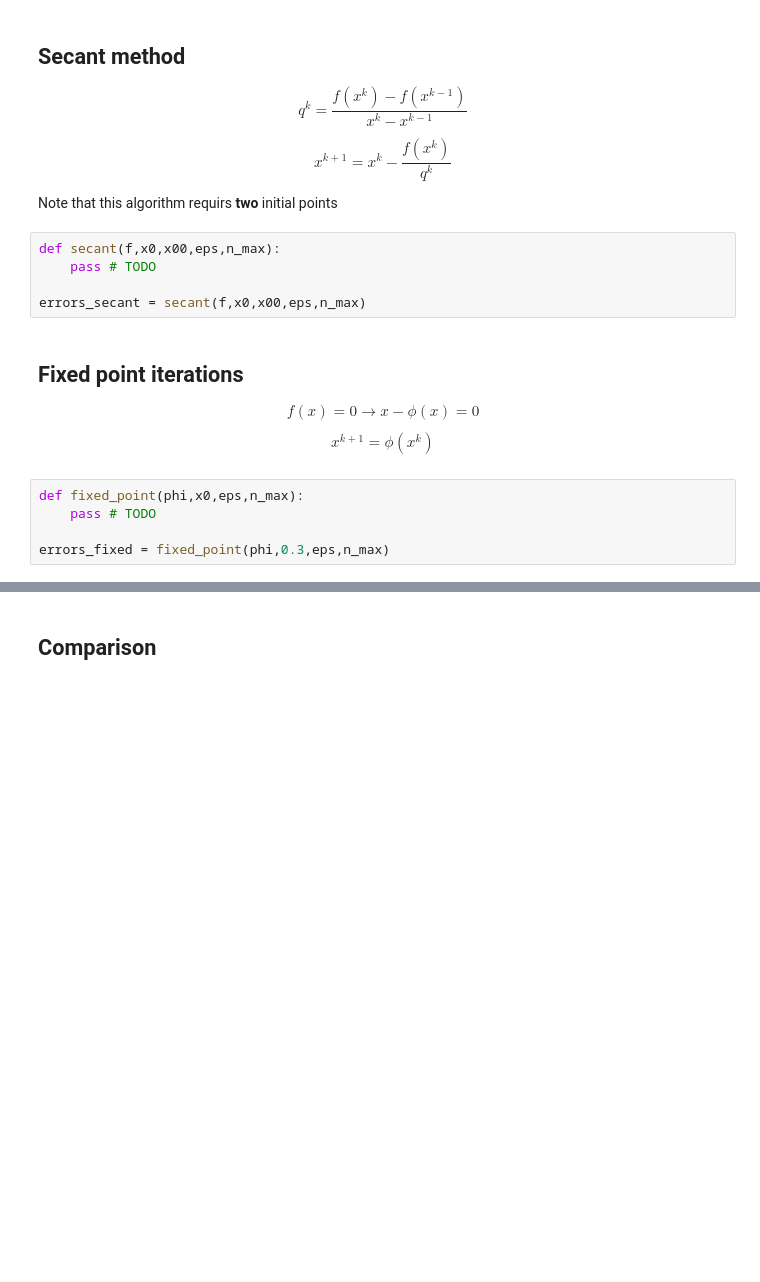
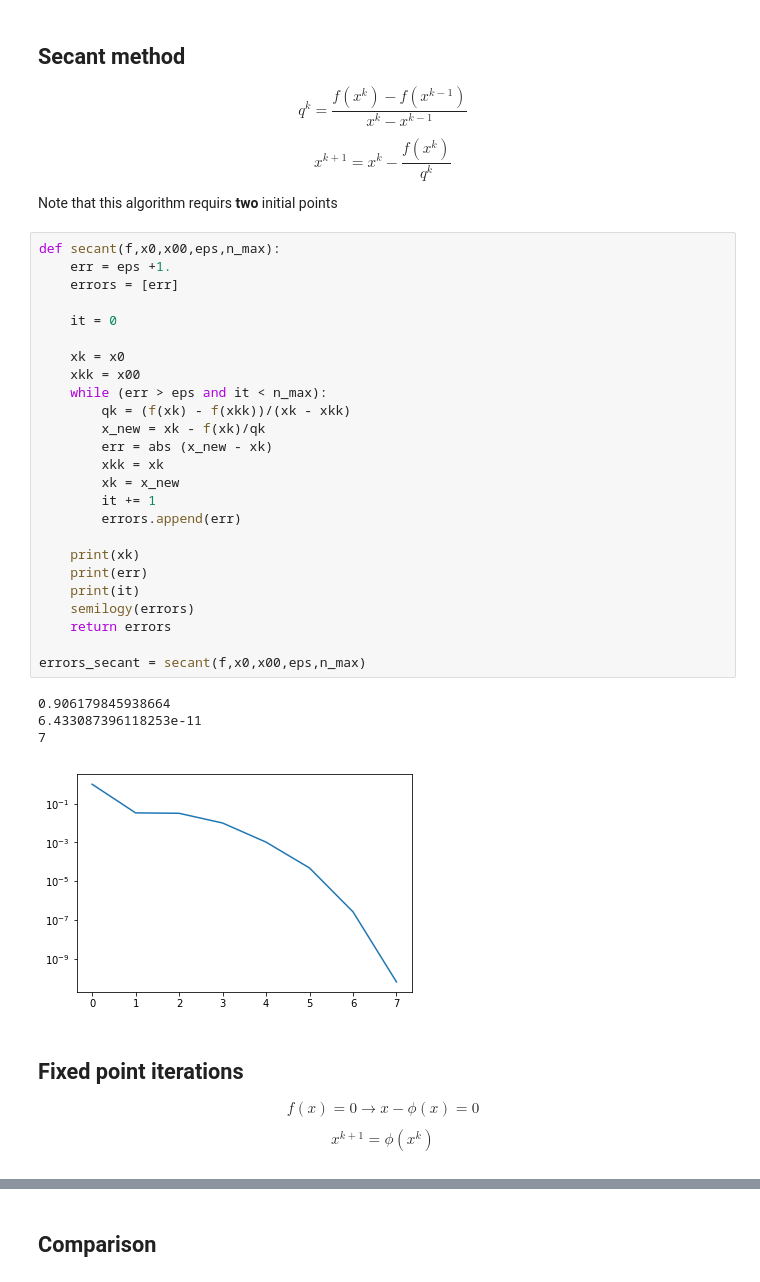
Before and after one commit to luca-heltai/numerical-analysis-2020-2021, a Jupyter notebook: notebooks/03-nonlinear-equations.ipynb, the cells around one changed output, grey strips where cells are left out. Drawn from its saved outputs; the diff is of its cells as text; blank space fills up the shorter version.

```diff
--- a/notebooks/03-nonlinear-equations.ipynb
+++ b/notebooks/03-nonlinear-equations.ipynb
@@ -156,11 +207,36 @@ x^{k+1} = x^k - \frac{f(x^k)}{q^k}
 $$
 
 Note that this algorithm requirs **two** initial points
-# %%
-def secant(f,x0,x00,eps,n_max):
-    pass # TODO
-
-errors_secant = secant(f,x0,x00,eps,n_max)
+# %%
+def secant(f,x0,x00,eps,n_max):
+    err = eps +1.
+    errors = [err]
+
+    it = 0
+
+    xk = x0
+    xkk = x00
+    while (err > eps and it < n_max):
+        qk = (f(xk) - f(xkk))/(xk - xkk)
+        x_new = xk - f(xk)/qk
+        err = abs (x_new - xk)
+        xkk = xk
+        xk = x_new
+        it += 1
+        errors.append(err)
+
+    print(xk)
+    print(err)
+    print(it)
+    semilogy(errors)
+    return errors
+
+errors_secant = secant(f,x0,x00,eps,n_max)
+# %% [output]
+0.906179845938664
+6.433087396118253e-11
+7
+[figure, added]
 # %% [markdown]
 ## Fixed point iterations
 
@@ -171,8 +247,3 @@ $$
 $$
 x^{k+1} = \phi(x^k)
 $$
-# %%
-def fixed_point(phi,x0,eps,n_max):
-    pass # TODO
-
-errors_fixed = fixed_point(phi,0.3,eps,n_max)
```
Also changed, not shown: parts of 9 cells of this notebook.
